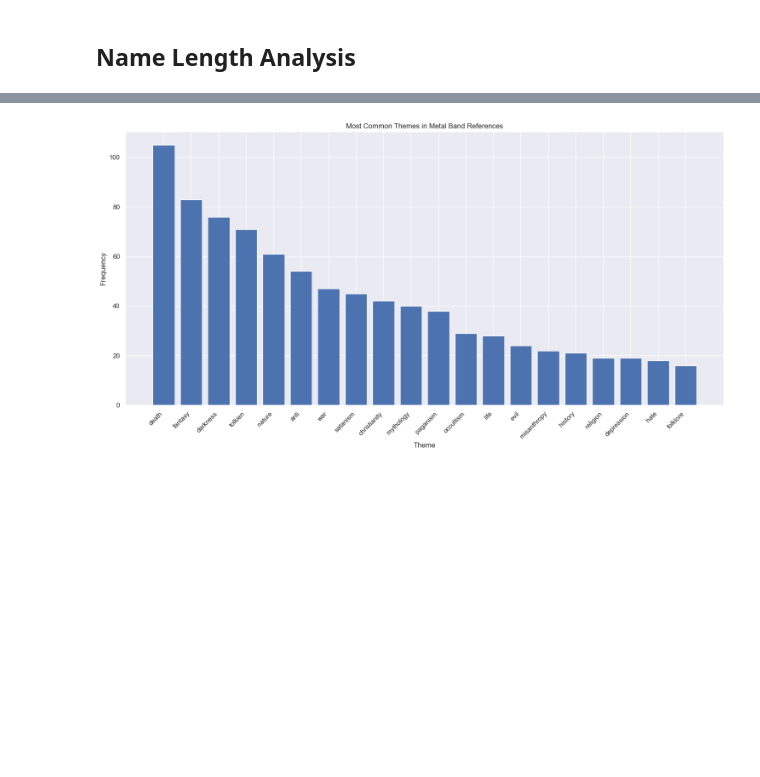
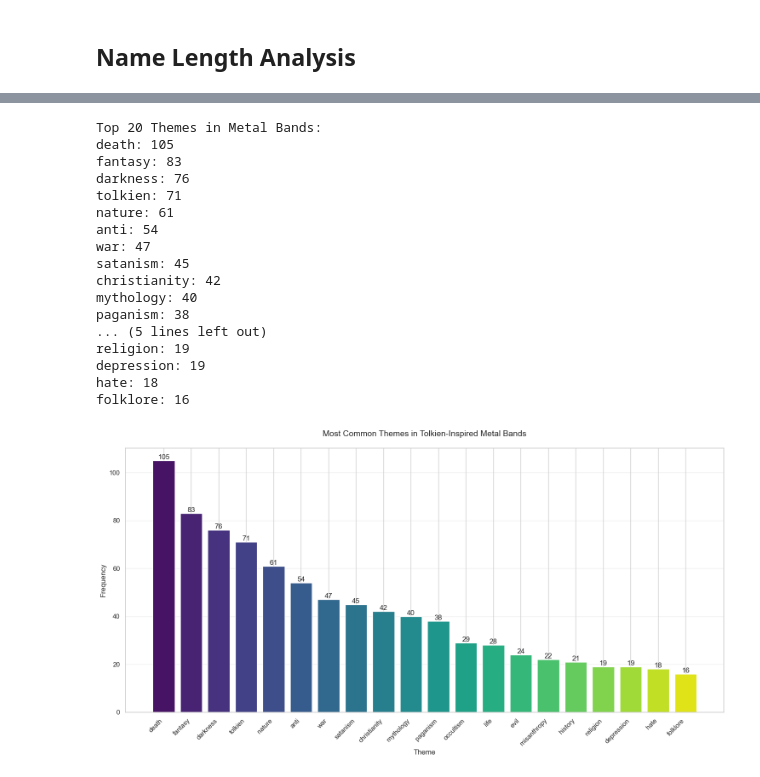
Before and after one commit to stereoabuse/Metal-Earth, a Jupyter notebook: analysis.ipynb, the cells around one changed output, grey strips where cells are left out. Drawn from its saved outputs; the diff is of its cells as text; code cells hidden in the pictures; blank space fills up the shorter version.

Commit message:
pretty colors ooooh

```diff
--- a/analysis.ipynb
+++ b/analysis.ipynb
@@ -7,11 +7,14 @@ import pandas as pd
 import matplotlib.pyplot as plt
 import seaborn as sns
 from collections import Counter
+import re
 
-# Set up plotting - simpler setup
-plt.style.use('default')  # Use default style instead of seaborn
-sns.set_theme()  # Let seaborn set its own defaults
-plt.rcParams['figure.figsize'] = [12, 6]
+plt.style.use('seaborn-v0_8-whitegrid')  # Base style
+sns.set_theme(style='whitegrid', palette='viridis')  # Set viridis as default palette
+plt.rcParams['figure.figsize'] = [12, 6]  # Default figure size
+plt.rcParams['font.family'] = 'sans-serif'
+plt.rcParams['font.sans-serif'] = ['Arial']
+plt.rcParams['axes.titlepad'] = 20
 # %% [markdown]
 ## Load and Clean Data
 # %%
@@ -96,28 +169,55 @@ Name: Term Length, dtype: float64
 # %%
-# Create a simple frequency-based visualization of themes
-from collections import Counter
-import re
-
 # Extract themes from the 'Themes' column, handling NaN values
 themes_text = ' '.join([str(theme) for theme in matches_df['Themes'].dropna()])
 
 # Split into words and clean up
 words = re.findall(r'\w+', themes_text.lower())
 word_counts = Counter(words)
 
 # Remove common words and single letters
-stop_words = {'the', 'and', 'of', 'in', 'a', 'to', 'n'}
+stop_words = {'the', 'and', 'of', 'in', 'a', 'to', 'n', 'na', 'none'}
 word_counts = {word: count for word, count in word_counts.items()
                if word not in stop_words and len(word) > 1}
 
-# Create bar chart of top themes
+# Get top 20 themes
+top_themes = dict(sorted(word_counts.items(), key=lambda x: x[1], reverse=True)[:20])
+
+# Create bar chart
 plt.figure(figsize=(15, 8))
-top_themes = dict(sorted(word_counts.items(), key=lambda x: x[1], reverse=True)[:20])
-plt.bar(top_themes.keys(), top_themes.values())
-plt.title('Most Common Themes in Metal Band References')
-plt.xlabel('Theme')
-plt.ylabel('Frequency')
+colors = sns.color_palette('viridis', n_colors=len(top_themes))
+plt.bar(top_themes.keys(), top_themes.values(), color=colors)
+plt.title('Most Common Themes in Tolkien-Inspired Metal Bands', fontsize=14, pad=20)
+plt.xlabel('Theme', fontsize=12)
+plt.ylabel('Frequency', fontsize=12)
 plt.xticks(rotation=45, ha='right')
+plt.grid(axis='y', alpha=0.3)
+
+# Add value labels on top of bars
+for i, (theme, count) in enumerate(top_themes.items()):
+    plt.text(i, count, str(count), ha='center', va='bottom')
+
 plt.tight_layout()
+
+# Print the top themes and their counts (optional)
+print("\nTop 20 Themes in Metal Bands:")
+for theme, count in top_themes.items():
+    print(f"{theme}: {count}")
 # %% [output]
+Top 20 Themes in Metal Bands:
+death: 105
+fantasy: 83
+darkness: 76
+tolkien: 71
+nature: 61
+anti: 54
+war: 47
+satanism: 45
+christianity: 42
+mythology: 40
+paganism: 38
+... (5 lines left out)
+religion: 19
+depression: 19
+hate: 18
+folklore: 16
-[figure, old version]
+[figure, new version]
```
Also changed, not shown: parts of 7 cells of this notebook.
